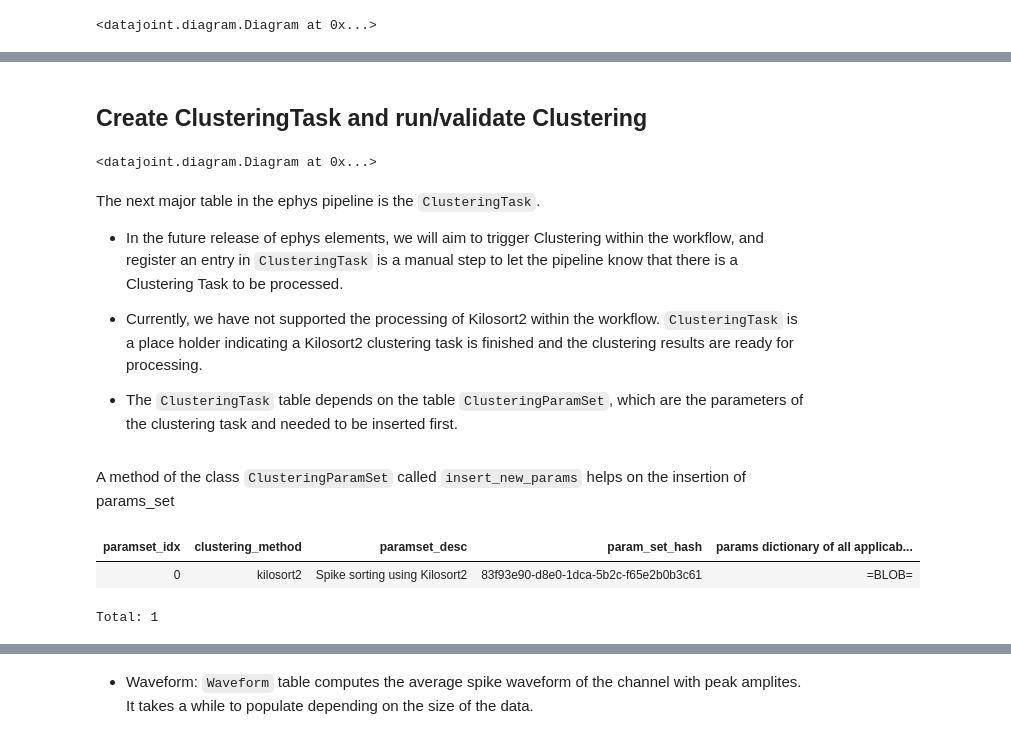
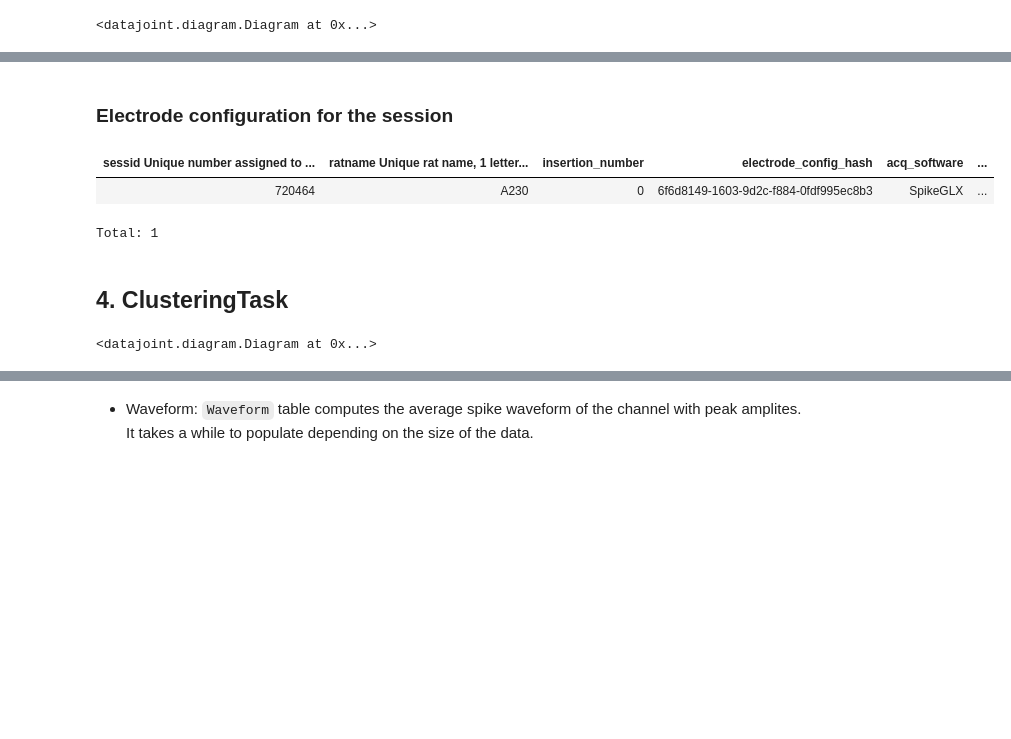
Before and after one commit to kabilar/bl_pipeline_python, a Jupyter notebook: notebooks/ephys_element/01-Ephys_element_workflow.ipynb, the cells around one changed output, grey strips where cells are left out. Saved outputs shown, nothing was run; the diff lists cells and outputs as text; code cells hidden in the pictures; blank space fills up the shorter version.

```diff
--- a/notebooks/ephys_element/01-Ephys_element_workflow.ipynb
+++ b/notebooks/ephys_element/01-Ephys_element_workflow.ipynb
@@ -150,51 +115,15 @@ Total: 1
-# %% [markdown]
-## Create ClusteringTask and run/validate Clustering
+# %% [markdown]
+### Electrode configuration for the session
+# %%
+ephys_element.EphysRecording() * probe_element.ElectrodeConfig()  & session_key
+# %% [output]
+| sessid Unique number assigned to ... | ratname Unique rat name, 1 letter... | insertion_number | electrode_config_hash | acq_software | ... |
+| 720464 | A230 | 0 | 6f6d8149-1603-9d2c-f884-0fdf995ec8b3 | SpikeGLX | ... |
+Total: 1
+# %% [markdown]
+## 4. ClusteringTask
 # %%
 dj.Diagram(ephys_element.EphysRecording) + ephys_element.ClusteringParamSet + ephys_element.ClusteringTask + \
 ephys_element.Clustering
 # %% [output]
 <datajoint.diagram.Diagram at 0x...>
-# %% [markdown]
-The next major table in the ephys pipeline is the `ClusteringTask`.
-
-+ In the future release of ephys elements, we will aim to trigger Clustering within the workflow, and register an entry in `ClusteringTask` is a manual step to let the pipeline know that there is a Clustering Task to be processed.
-
-+ Currently, we have not supported the processing of Kilosort2 within the workflow. `ClusteringTask` is a place holder
-indicating a Kilosort2 clustering task is finished and the clustering results are ready for processing.
-
-+ The `ClusteringTask` table depends on the table `ClusteringParamSet`, which are the parameters of the clustering task and needed to be inserted first.
-# %% [markdown]
-A method of the class `ClusteringParamSet` called `insert_new_params` helps on the insertion of params_set
-# %%
-# insert clustering task manually
-params_ks = {
-    "fs": 30000,
-    "fshigh": 150,
-    "minfr_goodchannels": 0.1,
-    "Th": [10, 4],
-    "lam": 10,
-    "AUCsplit": 0.9,
-    "minFR": 0.02,
-    "momentum": [20, 400],
-    "sigmaMask": 30,
-    "ThPr": 8,
-    "spkTh": -6,
-    "reorder": 1,
-    "nskip": 25,
-    "GPU": 1,
-    "Nfilt": 1024,
-    "nfilt_factor": 4,
-    "ntbuff": 64,
-    "whiteningRange": 32,
-    "nSkipCov": 25,
-    "scaleproc": 200,
-    "nPCs": 3,
-    "useRAM": 0
-}
-ephys_element.ClusteringParamSet.insert_new_params(
-    'kilosort2', 0, 'Spike sorting using Kilosort2', params_ks)
-ephys_element.ClusteringParamSet()
-# %% [output]
-| paramset_idx | clustering_method | paramset_desc | param_set_hash | params dictionary of all applicab... |
-| 0 | kilosort2 | Spike sorting using Kilosort2 | 83f93e90-d8e0-1dca-5b2c-f65e2b0b3c61 | =BLOB= |
-Total: 1
```
Also changed, not shown: parts of 81 cells of this notebook, 9 other files.
